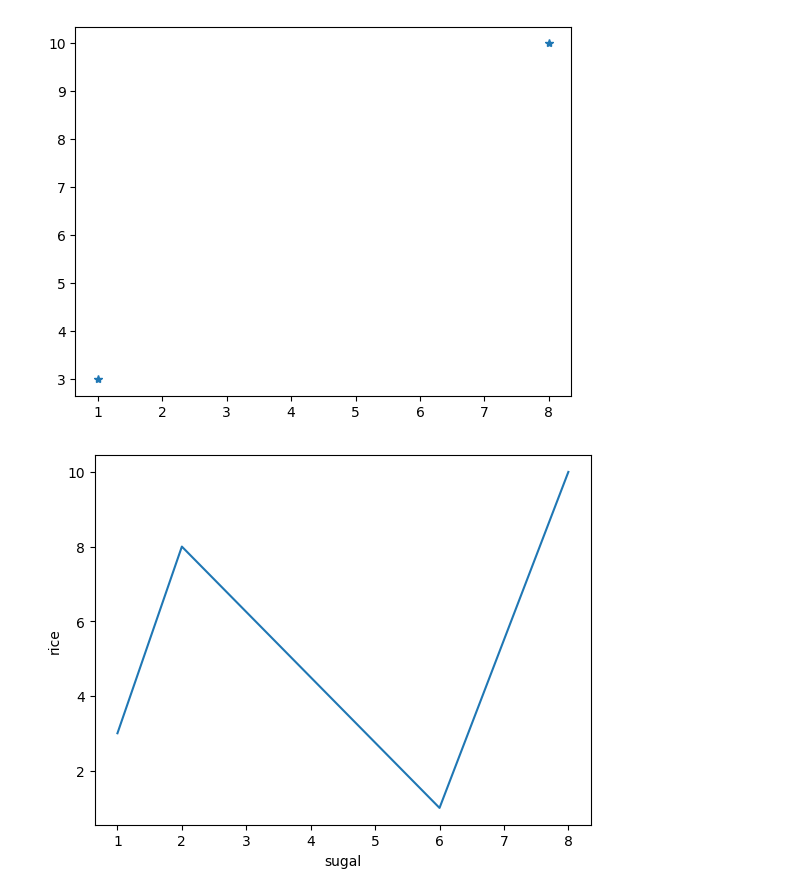
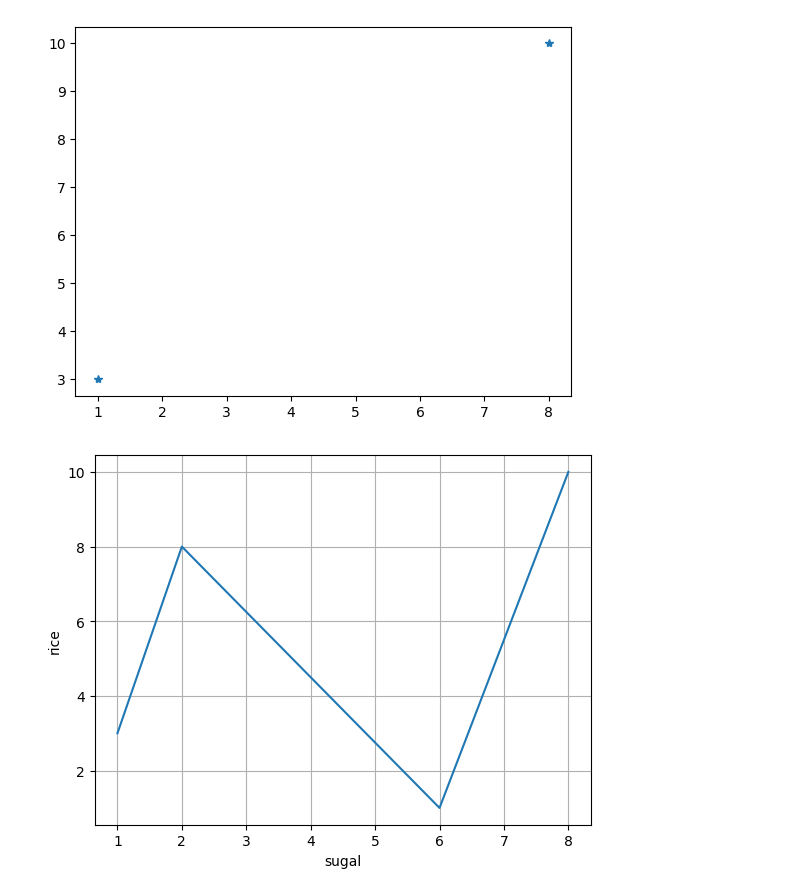
Before and after one commit to ingenziart/w3-django, a Jupyter notebook: Untitled11.ipynb, the cells around one changed output. Saved outputs shown, nothing was run; the diff lists cells and outputs as text; code cells hidden in the pictures.

```diff
--- a/Untitled11.ipynb
+++ b/Untitled11.ipynb
@@ -258,13 +258,14 @@ plt.show()
 # %%
 import matplotlib.pyplot as plt
 import numpy as np
 xpoints = np.array([1, 2, 6, 8])
 ypoints = np.array([3, 8, 1, 10])
 
 plt.xlabel("sugal")
 plt.ylabel("rice")
+plt.grid()
 
 plt.plot(xpoints,ypoints)
 plt.show()
 # %% [output]
-[figure, old version]
+[figure, new version]
```
Also changed, not shown: parts of 4 cells of this notebook.
